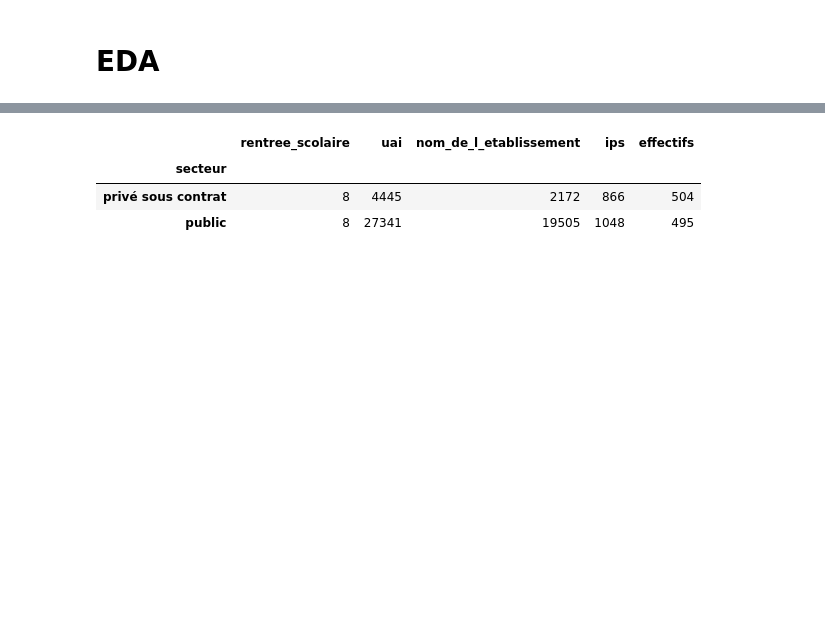
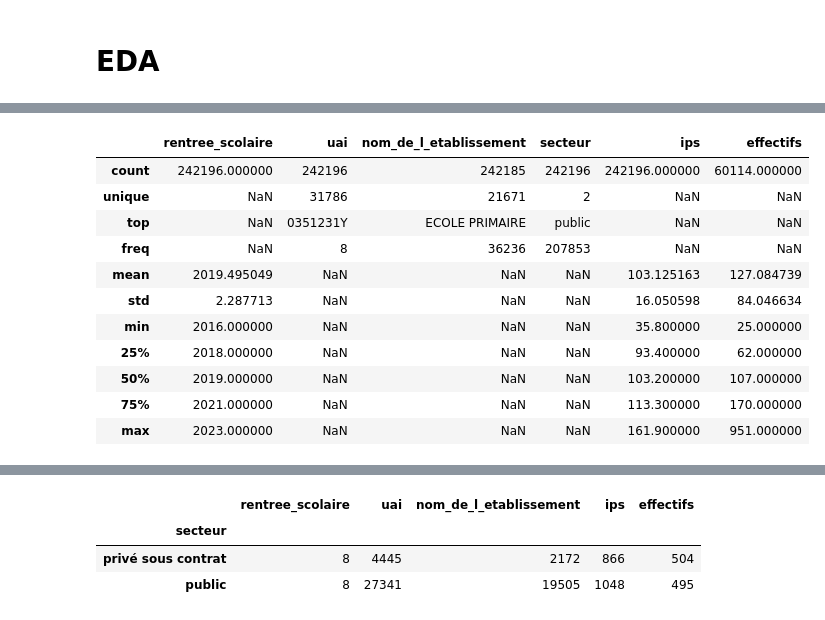
Before and after one commit to Nemesis81/PrezJedah, a Jupyter notebook: cleaningscripte/cleaning_ecole.ipynb, the cells around one changed output, grey strips where cells are left out. Saved outputs shown, nothing was run; the diff lists cells and outputs as text; code cells hidden in the pictures; blank space fills up the shorter version.

```diff
--- a/cleaningscripte/cleaning_ecole.ipynb
+++ b/cleaningscripte/cleaning_ecole.ipynb
@@ -171,0 +180,15 @@ df_1622.head()
+# %%
+df_1622.describe(include='all')
+# %% [output]
+|  | rentree_scolaire | uai | nom_de_l_etablissement | secteur | ips | effectifs |
+| count | 242196.000000 | 242196 | 242185 | 242196 | 242196.000000 | 60114.000000 |
+| unique | NaN | 31786 | 21671 | 2 | NaN | NaN |
+| top | NaN | 0351231Y | ECOLE PRIMAIRE | public | NaN | NaN |
+| freq | NaN | 8 | 36236 | 207853 | NaN | NaN |
+| mean | 2019.495049 | NaN | NaN | NaN | 103.125163 | 127.084739 |
+| std | 2.287713 | NaN | NaN | NaN | 16.050598 | 84.046634 |
+| min | 2016.000000 | NaN | NaN | NaN | 35.800000 | 25.000000 |
+| 25% | 2018.000000 | NaN | NaN | NaN | 93.400000 | 62.000000 |
+| 50% | 2019.000000 | NaN | NaN | NaN | 103.200000 | 107.000000 |
+| 75% | 2021.000000 | NaN | NaN | NaN | 113.300000 | 170.000000 |
+| max | 2023.000000 | NaN | NaN | NaN | 161.900000 | 951.000000 |
```
Also changed, not shown: parts of 3 cells of this notebook, 2 other files.
